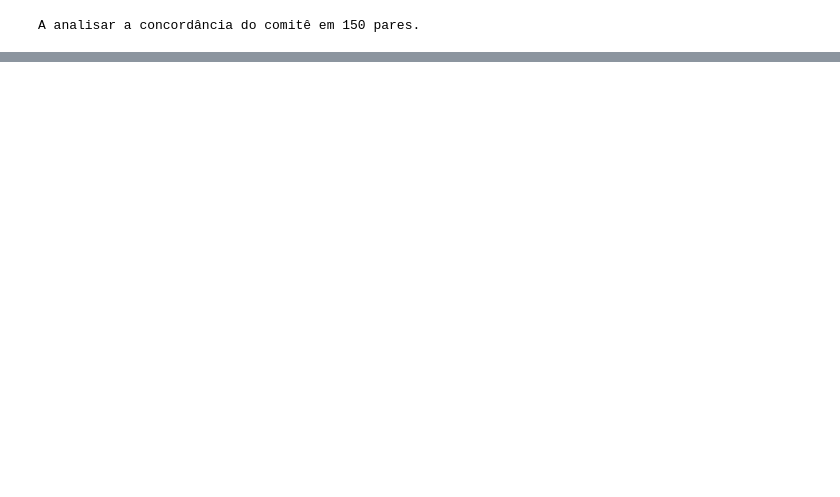
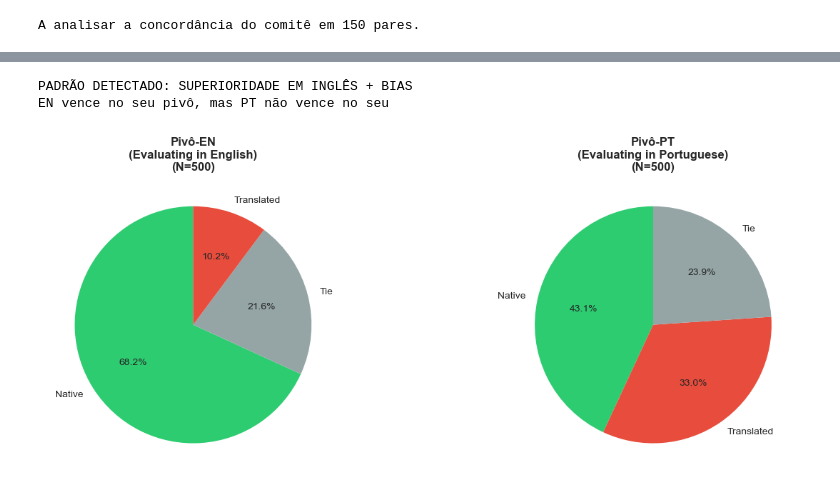
Before and after one commit to laysearaujo/cross-lingual-prompt-analysis, a Jupyter notebook: src/03_analysis/3.0-exploratory_analysis.ipynb, the cells around one changed output, grey strips where cells are left out. Drawn from its saved outputs; the diff is of its cells as text; code cells hidden in the pictures; blank space fills up the shorter version.

```diff
--- a/src/03_analysis/3.0-exploratory_analysis.ipynb
+++ b/src/03_analysis/3.0-exploratory_analysis.ipynb
@@ -238,0 +513,13 @@ Ficheiros juntados com sucesso.
+# %%
+df_pivot_pt_raw = pd.read_csv('../../data/processed/blind_pool_cross_lingual_pt.csv')
+df_pivot_pt_judged = pd.read_csv('../../data/judged/committee_llm_consensus_lingual_pt.csv')
+
+df_pivot_pt_full = pd.merge(
+    df_pivot_pt_judged,
+    df_pivot_pt_raw[['evaluation_id', 'source_of_A', 'source_of_B']],
+    on='evaluation_id',
+    how='left'
+)
+
+print(df_pivot_pt_full.shape)
+df_pivot_pt_full.head(1)
@@ -238,0 +589,5 @@ Ficheiros juntados com sucesso.
+# %%
+df_pivot_en_full[['winner_type', 'winner_language']] = df_pivot_en_full.apply(
+    lambda row: pd.Series(identificar_natividade(row)), axis=1
+)
+df_pivot_en_full.head(2)
@@ -238,0 +599,5 @@ Ficheiros juntados com sucesso.
+# %%
+df_pivot_pt_full[['winner_type', 'winner_language']] = df_pivot_pt_full.apply(
+    lambda row: pd.Series(identificar_natividade(row)), axis=1
+)
+df_pivot_pt_full.head(2)
@@ -238,0 +701,49 @@ Ficheiros juntados com sucesso.
+# %%
+both_high = en_wins_en_pivot > 0.55 and pt_wins_pt_pivot > 0.55
+both_low = en_wins_en_pivot < 0.45 and pt_wins_pt_pivot < 0.45
+en_dominant = en_wins_en_pivot > 0.55 and pt_wins_pt_pivot < 0.45
+pt_compensates = en_wins_en_pivot < 0.45 and pt_wins_pt_pivot > 0.55
+
+if both_high:
+    pattern = "VANTAGEM BILATERAL"
+    interpretation = "Cada idioma ganha mais quando avaliado em seu próprio idioma"
+elif both_low:
+    pattern = "NENHUMA VANTAGEM CLARA"
+    interpretation = "Nenhuma das línguas vence consistentemente em sua mudança de direção"
+elif en_dominant:
+    pattern = "SUPERIORIDADE EM INGLÊS + BIAS"
+    interpretation = "EN vence no seu pivô, mas PT não vence no seu"
+elif pt_compensates:
+    pattern = "COMPENSAÇÃO DE PORTUGUÊS"
+    interpretation = "PT vence no seu pivô, mas EN não vence no seu"
+else:
+    pattern = "MISTO (requer análise mais profunda)"
+    interpretation = "O padrão não se enquadra nas categorias padrão"
+
+print(f"PADRÃO DETECTADO: {pattern}")
+print(f"{interpretation}")
+# %% [output]
+PADRÃO DETECTADO: SUPERIORIDADE EM INGLÊS + BIAS
+EN vence no seu pivô, mas PT não vence no seu
+# %%
+fig, axes = plt.subplots(1, 2, figsize=(14, 5))
+colors = {'Native': '#2ecc71', 'Translated': '#e74c3c', 'Tie': '#95a5a6'}
+
+for ax, (df, label) in zip(axes, [
+    (df_pivot_en_full, 'Pivô-EN\n(Evaluating in English)'),
+    (df_pivot_pt_full, 'Pivô-PT\n(Evaluating in Portuguese)')
+]):
+    counts = df['winner_type'].value_counts()
+    ax.pie(
+        counts,
+        labels=counts.index,
+        autopct='%1.1f%%',
+        startangle=90,
+        colors=[colors.get(x, '#bdc3c7') for x in counts.index]
+    )
+    ax.set_title(f'{label}\n(N={len(df)})', fontsize=12, weight='bold')
+
+plt.tight_layout()
+plt.show()
+# %% [output]
+[figure, added]
```
Also changed, not shown: parts of 56 cells of this notebook, 4 other files.
